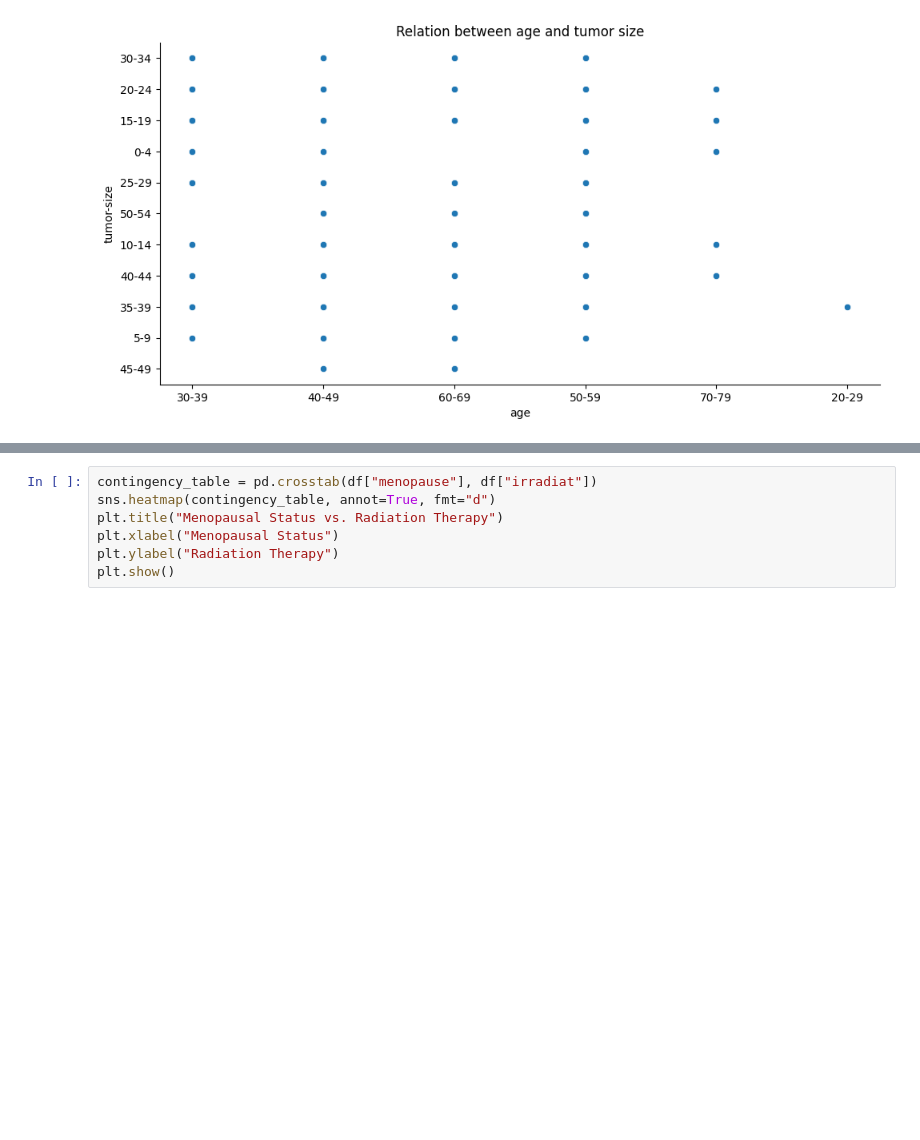
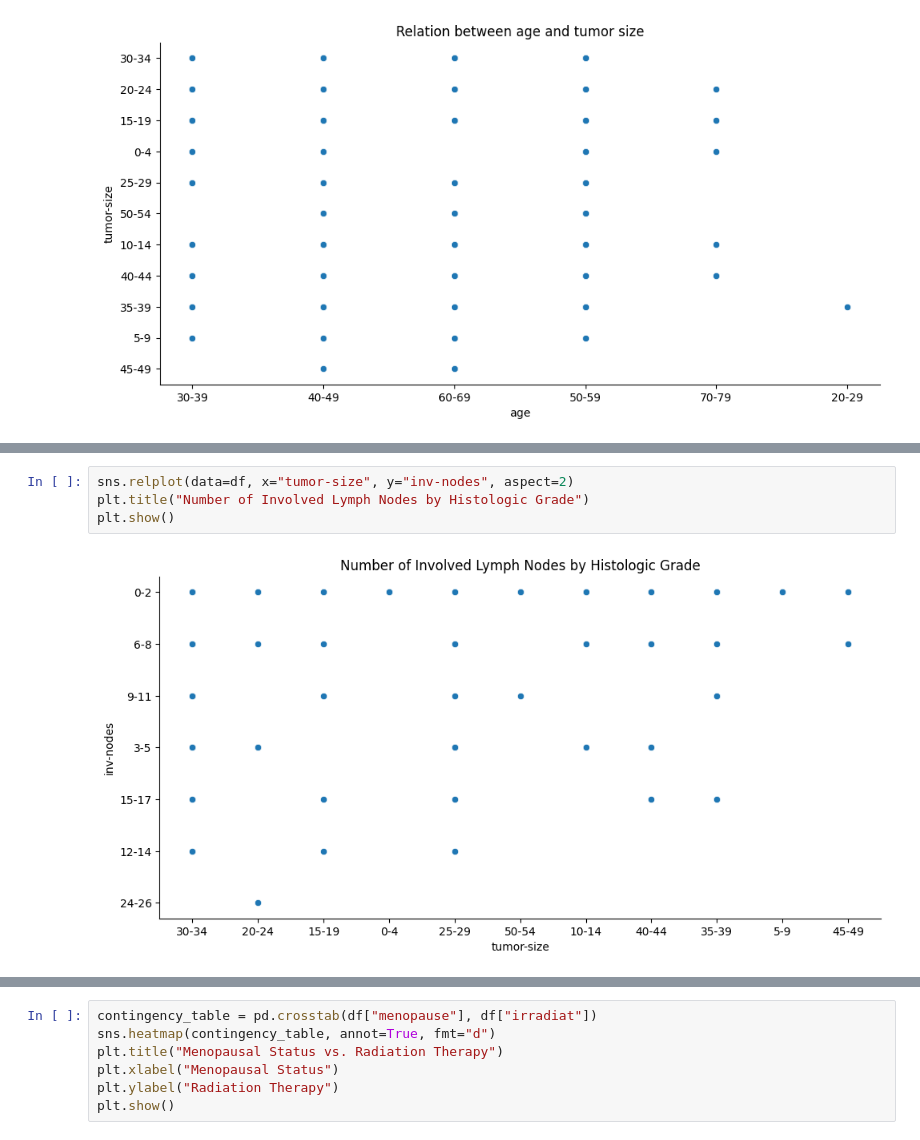
Before and after one commit to Mohammadreza-Farkhondeh/OneMoreIteration, a Jupyter notebook: breast_cancer/breast_cancer.ipynb, the cells around one changed output, grey strips where cells are left out. Cells and saved outputs as stored; diff of their text form; blank space fills up the shorter version.

```diff
--- a/breast_cancer/breast_cancer.ipynb
+++ b/breast_cancer/breast_cancer.ipynb
@@ -203 +203,7 @@ plt.show()
+# %%
+sns.relplot(data=df, x="tumor-size", y="inv-nodes", aspect=2)
+plt.title("Number of Involved Lymph Nodes by Histologic Grade")
+plt.show()
+# %% [output]
+[figure, added]
 # %%
```
Also changed, not shown: parts of 18 cells of this notebook, 1 other file.
